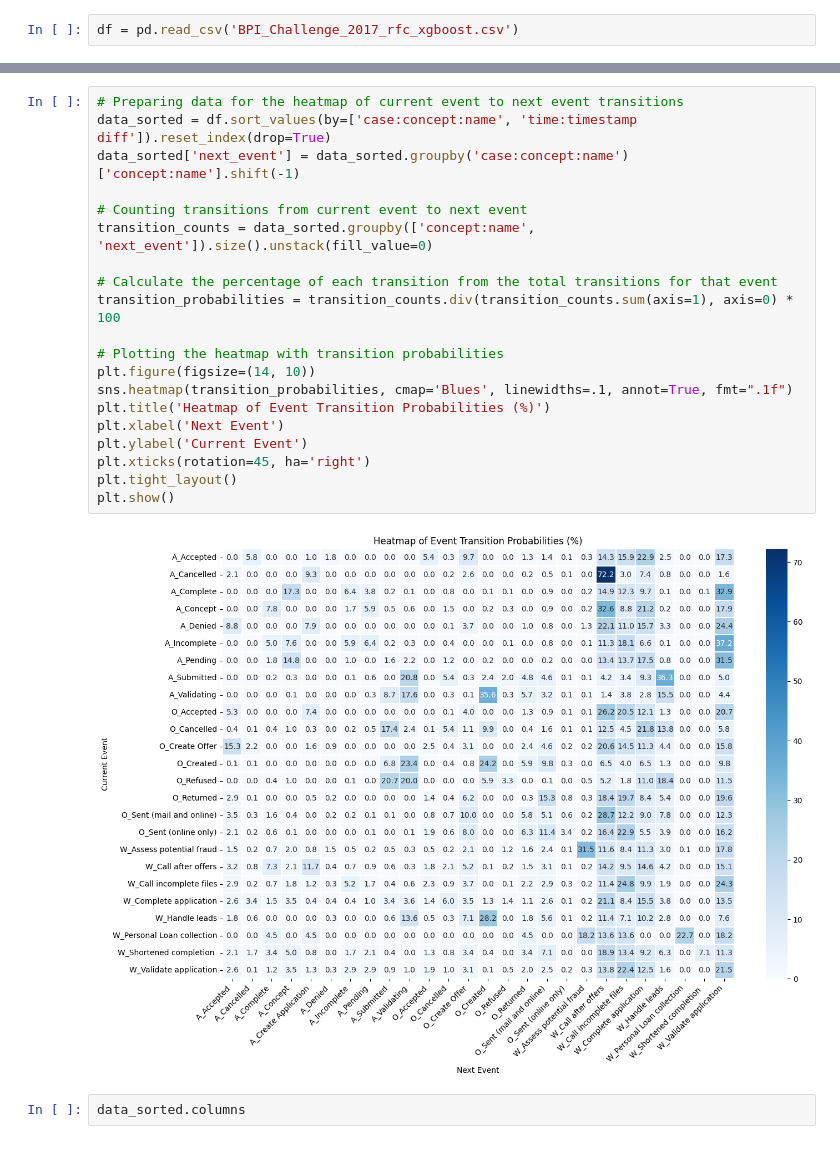
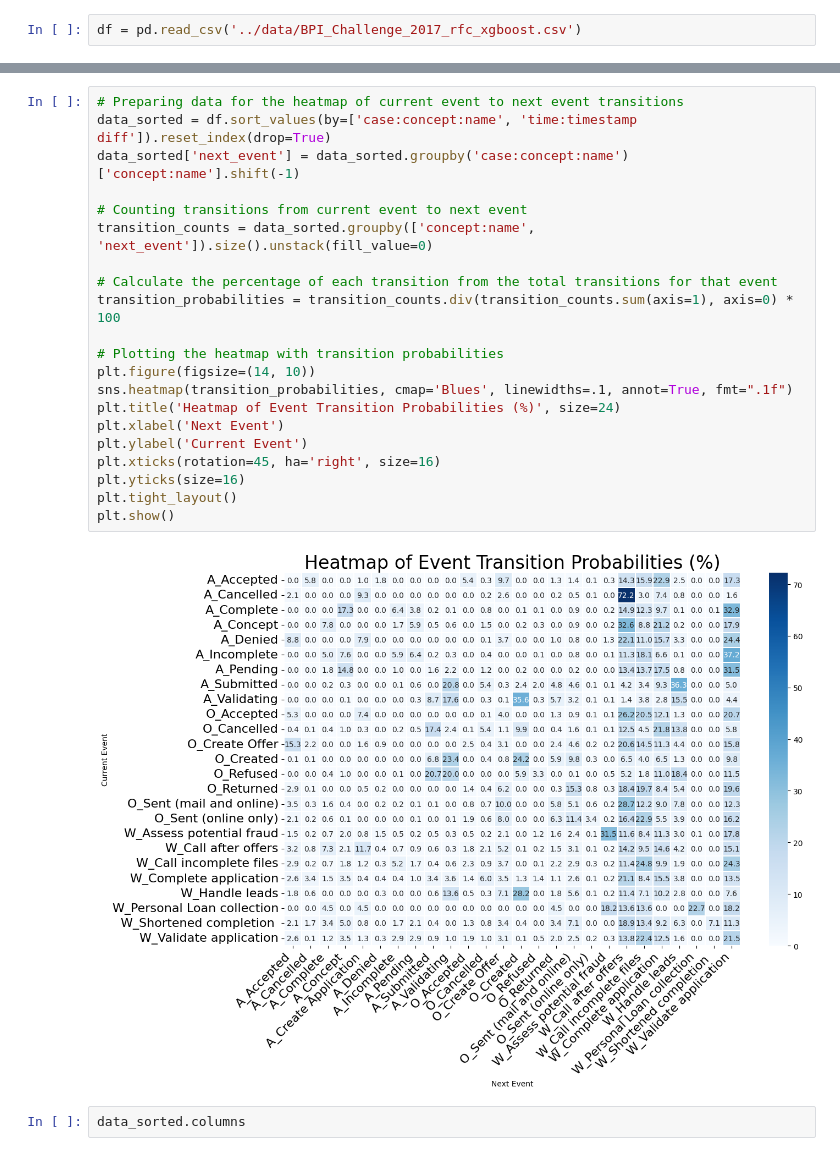
Before and after one commit to AlexRaudvee/Process_Mining_1, a Jupyter notebook: Sprint_3/Visualize_data_2017.ipynb, the cells around one changed output, grey strips where cells are left out. Drawn from its saved outputs; the diff is of its cells as text.

```diff
--- a/Sprint_3/Visualize_data_2017.ipynb
+++ b/Sprint_3/Visualize_data_2017.ipynb
@@ -5,3 +4,3 @@ import numpy as np
 import seaborn as sns
 # %%
-df = pd.read_csv('BPI_Challenge_2017_rfc_xgboost.csv')
+df = pd.read_csv('../data/BPI_Challenge_2017_rfc_xgboost.csv')
@@ -8,25 +23,26 @@ df = pd.read_csv('BPI_Challenge_2017_rfc_xgboost.csv')
 # %%
 # Preparing data for the heatmap of current event to next event transitions
 data_sorted = df.sort_values(by=['case:concept:name', 'time:timestamp diff']).reset_index(drop=True)
 data_sorted['next_event'] = data_sorted.groupby('case:concept:name')['concept:name'].shift(-1)
 
 # Counting transitions from current event to next event
 transition_counts = data_sorted.groupby(['concept:name', 'next_event']).size().unstack(fill_value=0)
 
 # Calculate the percentage of each transition from the total transitions for that event
 transition_probabilities = transition_counts.div(transition_counts.sum(axis=1), axis=0) * 100
 
 # Plotting the heatmap with transition probabilities
 plt.figure(figsize=(14, 10))
 sns.heatmap(transition_probabilities, cmap='Blues', linewidths=.1, annot=True, fmt=".1f")
-plt.title('Heatmap of Event Transition Probabilities (%)')
+plt.title('Heatmap of Event Transition Probabilities (%)', size=24)
 plt.xlabel('Next Event')
 plt.ylabel('Current Event')
-plt.xticks(rotation=45, ha='right')
+plt.xticks(rotation=45, ha='right', size=16)
+plt.yticks(size=16)
 plt.tight_layout()
 plt.show()
 # %% [output]
-[figure, old version]
+[figure, new version]
 # %%
 data_sorted.columns
 # %% [output]
```
Also changed, not shown: parts of 14 cells of this notebook.
